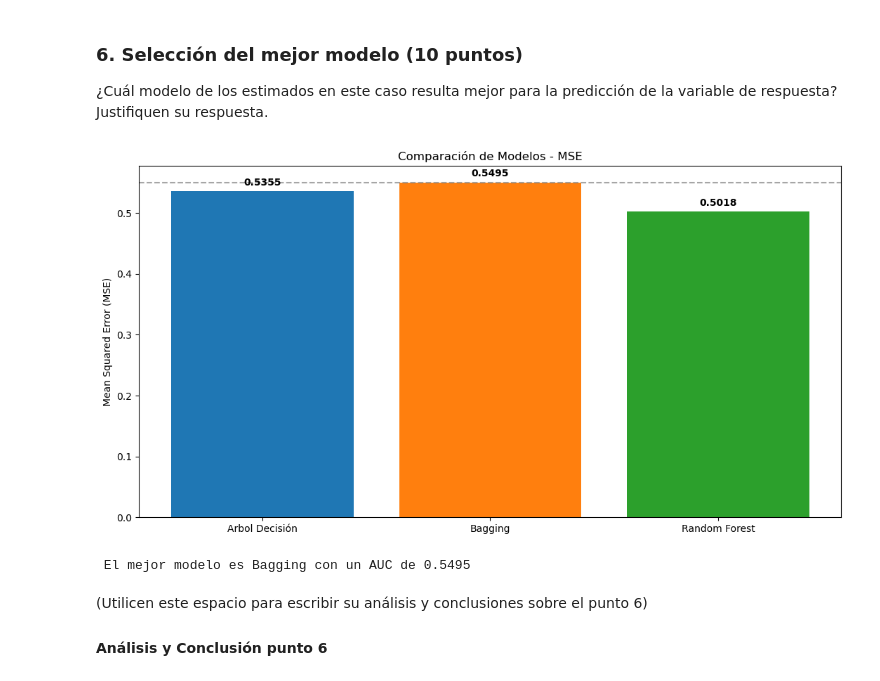
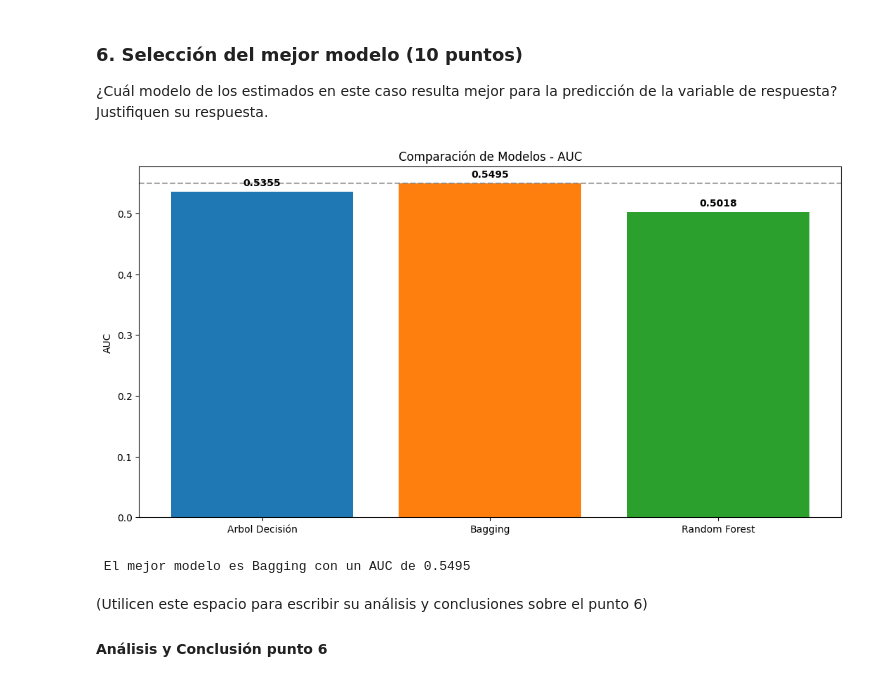
Before and after one commit to Marcocruz88/Caso-arboles-y-ensamblajes, a Jupyter notebook: Caso aplicación de árboles de decisión y ensamblajes.ipynb, the cells around one changed output. Drawn from its saved outputs; the diff is of its cells as text; code cells hidden in the pictures.

```diff
--- a/Caso aplicación de árboles de decisión y ensamblajes.ipynb
+++ b/Caso aplicación de árboles de decisión y ensamblajes.ipynb
@@ -281,36 +281,36 @@ Estimen un modelo de Gradient Boosting y evalúen su poder predictivo en la mues
 # %%
 fig = plt.figure(figsize=(10, 5))
 ax = fig.add_axes([0,0,1,1])
-ax.set_title("Comparación de Modelos - MSE")
+ax.set_title("Comparación de Modelos - AUC")
 
 
 ejeX = ['Arbol Decisión', 'Bagging', 'Random Forest']
 ejeY = [mejorauc_Tree, mejorauc_bagg, auc_score_RF]
 
 # Colores para diferenciar
 colors = ['#1f77b4', '#ff7f0e', '#2ca02c', '#d62728', "#eaff04"]
 
 bars = ax.bar(ejeX, ejeY, color=colors)
 
 # Etiquetas de valor sobre las barras
 def addlabels(x, y, plotP):
     for i in range(len(x)):
         plotP.text(i, y[i] + 0.01, f"{y[i]:.4f}", ha='center', fontweight='bold')
 
 addlabels(ejeX, ejeY, plt)
 
 # Línea de referencia del mejor modelo hasta ahora (Lasso probablemente)
 min_mse = max(ejeY)
 plt.axhline(y=min_mse, color='gray', linestyle='--', alpha=0.7)
 
-plt.ylabel('Mean Squared Error (MSE)')
+plt.ylabel('AUC')
 plt.show()
 
 # Conclusión automática impresa
 best_model_idx = np.argmax(ejeY)
 print(f"\n El mejor modelo es {ejeX[best_model_idx]} con un AUC de {ejeY[best_model_idx]:.4f}")
 # %% [output]
-[figure, old version]
+[figure, new version]
  El mejor modelo es Bagging con un AUC de 0.5495
 # %% [markdown]
 (Utilicen este espacio para escribir su análisis y conclusiones sobre el punto 6)
```
